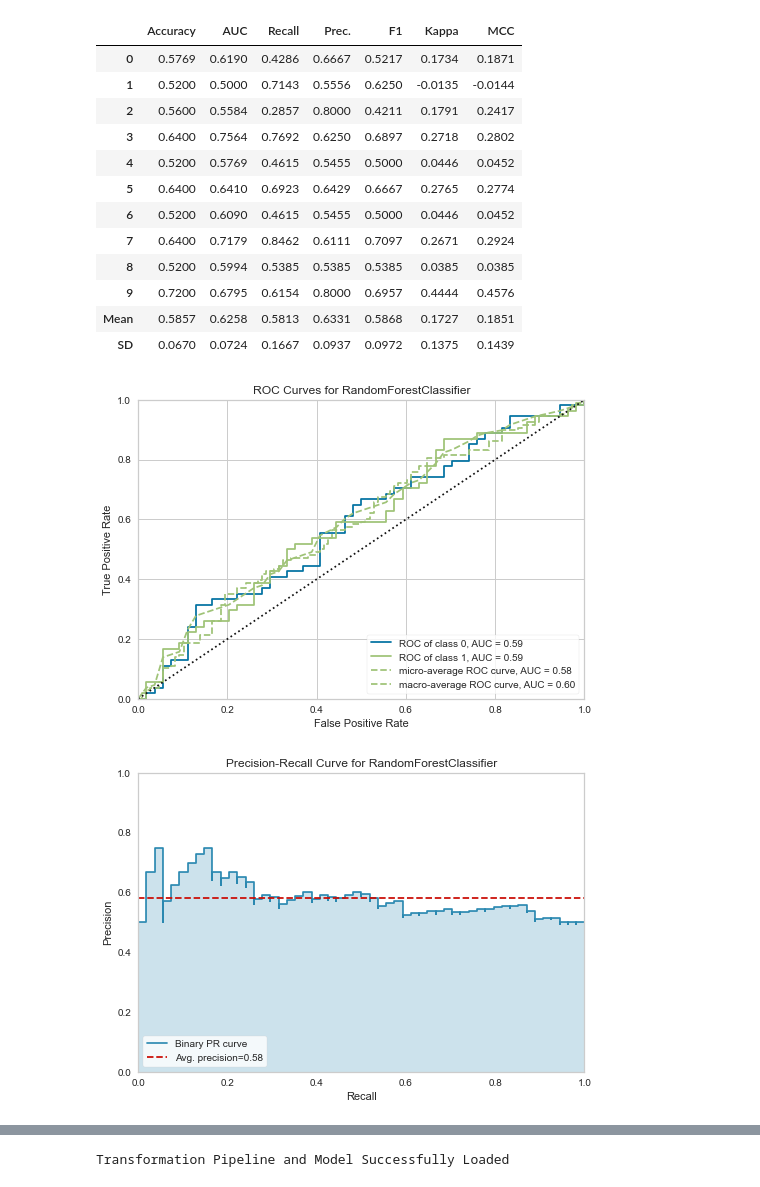
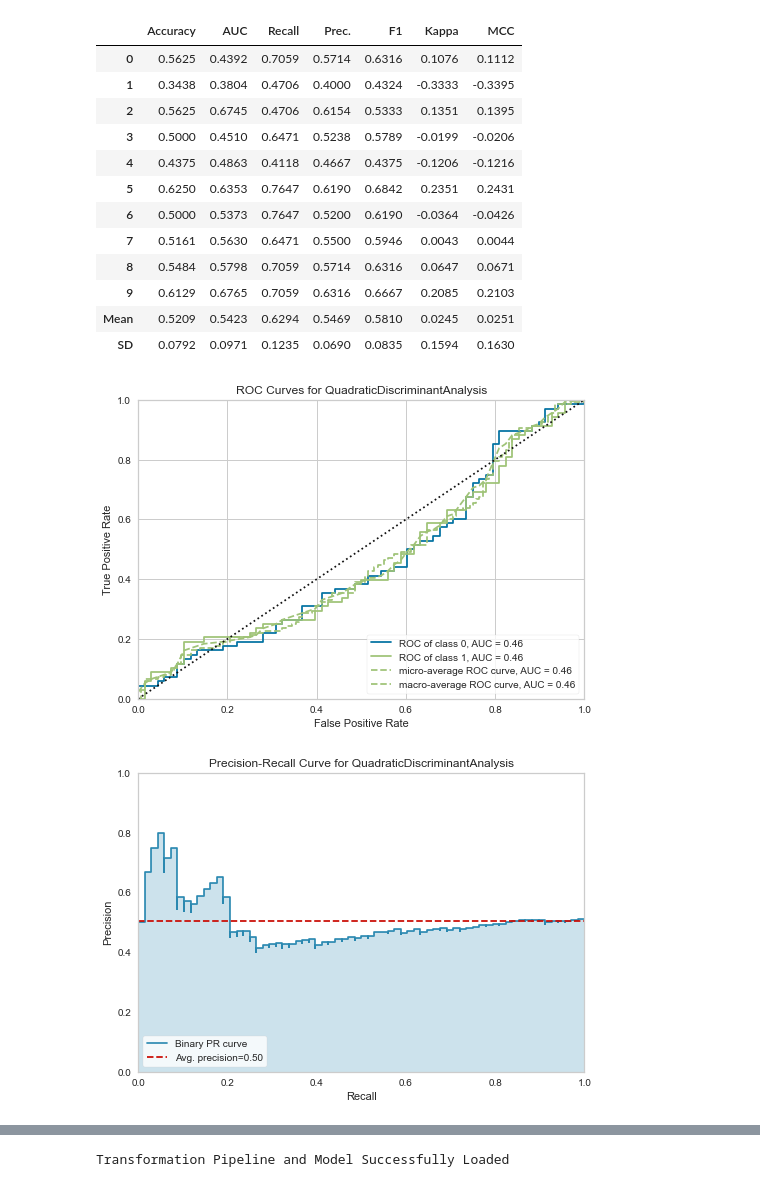
Before and after one commit to Forexience/Forexience, a Jupyter notebook: Testing_Pipeline/Back_Test/Back_Test_Binary_Classification.ipynb, the cells around one changed output, grey strips where cells are left out. Cells and saved outputs as stored; diff of their text form; code cells hidden in the pictures.

```diff
--- a/Testing_Pipeline/Back_Test/Back_Test_Binary_Classification.ipynb
+++ b/Testing_Pipeline/Back_Test/Back_Test_Binary_Classification.ipynb
@@ -86,4 +128,4 @@ RandomForestClassifier(bootstrap=True, ccp_alpha=0.0, class_weight=None,
 # %%
-rf = create_model('rf')
+MODEL = create_model('qda')
 # %% [output]
 |  | Accuracy | AUC | Recall | Prec. | F1 | Kappa | MCC |
@@ -102,25 +144,25 @@ rf = create_model('rf')
 # %%
-tuned_rf = tune_model(rf)
+TUNED_MODEL = tune_model(MODEL)
 # %% [output]
 |  | Accuracy | AUC | Recall | Prec. | F1 | Kappa | MCC |
-| 0 | 0.5769 | 0.6190 | 0.4286 | 0.6667 | 0.5217 | 0.1734 | 0.1871 |
-| 1 | 0.5200 | 0.5000 | 0.7143 | 0.5556 | 0.6250 | -0.0135 | -0.0144 |
-| 2 | 0.5600 | 0.5584 | 0.2857 | 0.8000 | 0.4211 | 0.1791 | 0.2417 |
-| 3 | 0.6400 | 0.7564 | 0.7692 | 0.6250 | 0.6897 | 0.2718 | 0.2802 |
-| 4 | 0.5200 | 0.5769 | 0.4615 | 0.5455 | 0.5000 | 0.0446 | 0.0452 |
-| 5 | 0.6400 | 0.6410 | 0.6923 | 0.6429 | 0.6667 | 0.2765 | 0.2774 |
-| 6 | 0.5200 | 0.6090 | 0.4615 | 0.5455 | 0.5000 | 0.0446 | 0.0452 |
-| 7 | 0.6400 | 0.7179 | 0.8462 | 0.6111 | 0.7097 | 0.2671 | 0.2924 |
-| 8 | 0.5200 | 0.5994 | 0.5385 | 0.5385 | 0.5385 | 0.0385 | 0.0385 |
-| 9 | 0.7200 | 0.6795 | 0.6154 | 0.8000 | 0.6957 | 0.4444 | 0.4576 |
-| Mean | 0.5857 | 0.6258 | 0.5813 | 0.6331 | 0.5868 | 0.1727 | 0.1851 |
-| SD | 0.0670 | 0.0724 | 0.1667 | 0.0937 | 0.0972 | 0.1375 | 0.1439 |
+| 0 | 0.5625 | 0.4392 | 0.7059 | 0.5714 | 0.6316 | 0.1076 | 0.1112 |
+| 1 | 0.3438 | 0.3804 | 0.4706 | 0.4000 | 0.4324 | -0.3333 | -0.3395 |
+| 2 | 0.5625 | 0.6745 | 0.4706 | 0.6154 | 0.5333 | 0.1351 | 0.1395 |
+| 3 | 0.5000 | 0.4510 | 0.6471 | 0.5238 | 0.5789 | -0.0199 | -0.0206 |
+| 4 | 0.4375 | 0.4863 | 0.4118 | 0.4667 | 0.4375 | -0.1206 | -0.1216 |
+| 5 | 0.6250 | 0.6353 | 0.7647 | 0.6190 | 0.6842 | 0.2351 | 0.2431 |
+| 6 | 0.5000 | 0.5373 | 0.7647 | 0.5200 | 0.6190 | -0.0364 | -0.0426 |
+| 7 | 0.5161 | 0.5630 | 0.6471 | 0.5500 | 0.5946 | 0.0043 | 0.0044 |
+| 8 | 0.5484 | 0.5798 | 0.7059 | 0.5714 | 0.6316 | 0.0647 | 0.0671 |
+| 9 | 0.6129 | 0.6765 | 0.7059 | 0.6316 | 0.6667 | 0.2085 | 0.2103 |
+| Mean | 0.5209 | 0.5423 | 0.6294 | 0.5469 | 0.5810 | 0.0245 | 0.0251 |
+| SD | 0.0792 | 0.0971 | 0.1235 | 0.0690 | 0.0835 | 0.1594 | 0.1630 |
 # %%
-plot_model(tuned_rf, plot = 'auc')
+plot_model(TUNED_MODEL, plot = 'auc')
 # %% [output]
-[figure, old version]
+[figure, new version]
 # %%
-plot_model(tuned_rf, plot = 'pr')
+plot_model(TUNED_MODEL, plot = 'pr')
 # %% [output]
-[figure, old version]
+[figure, new version]
 # %%
```
Also changed, not shown: parts of 27 cells of this notebook, 5 other files.
